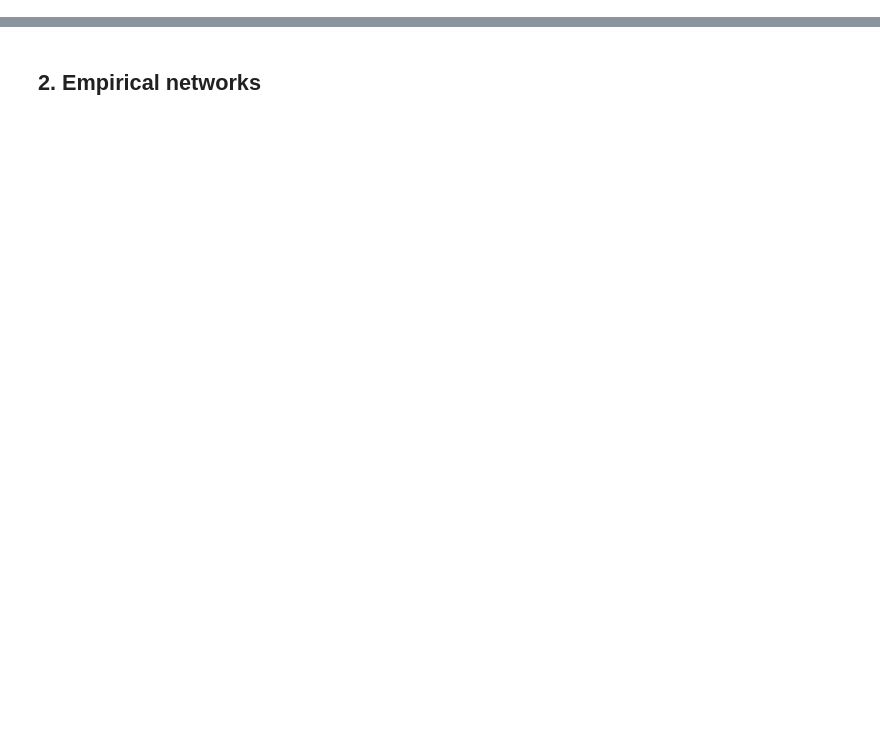
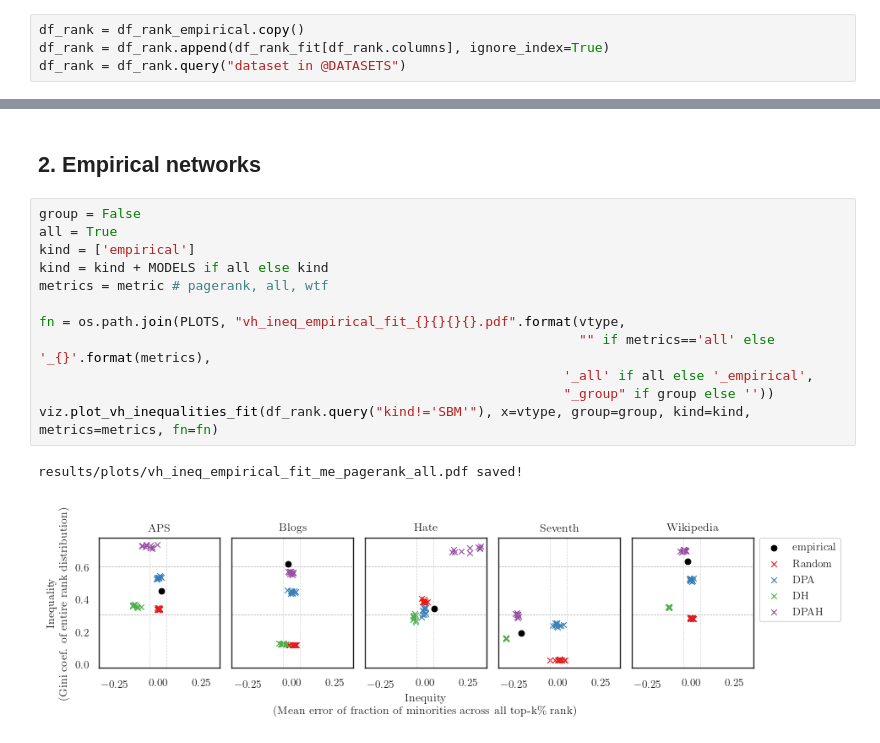
Before and after one commit to gesiscss/Homophilic_Directed_ScaleFree_Networks, a Jupyter notebook: 3. Plots in paper.ipynb, the cells around one changed output, grey strips where cells are left out. Cells and saved outputs as stored; diff of their text form; blank space fills up the shorter version.

```diff
--- a/3. Plots in paper.ipynb
+++ b/3. Plots in paper.ipynb
@@ -44,4 +51,8 @@ df_network_metadata_empirical = paper.load_network_metadata(os.path.join(ROOT,'e
 df_rank_empirical = paper.load_rank(os.path.join(ROOT,'empirical'), df_network_metadata_empirical, SMOOTH)
 # %%
 df_rank_fit = paper.load_rank_all_models(os.path.join(ROOT,'fit'), MODELS, SMOOTH)
+# %%
+df_rank = df_rank_empirical.copy()
+df_rank = df_rank.append(df_rank_fit[df_rank.columns], ignore_index=True)
+df_rank = df_rank.query("dataset in @DATASETS")
 # %%
@@ -117,3 +117,18 @@ results/plots/vh_ineq_me_pagerank_DBAH_mean.pdf saved!
 # %% [markdown]
 <h2>2. Empirical networks</h2>
+# %%
+group = False
+all = True
+kind = ['empirical']
+kind = kind + MODELS if all else kind
+metrics = metric # pagerank, all, wtf
+
+fn = os.path.join(PLOTS, "vh_ineq_empirical_fit_{}{}{}{}.pdf".format(vtype,
+                                                                     "" if metrics=='all' else '_{}'.format(metrics),
+                                                                   '_all' if all else '_empirical',
+                                                                   "_group" if group else ''))
+viz.plot_vh_inequalities_fit(df_rank.query("kind!='SBM'"), x=vtype, group=group, kind=kind, metrics=metrics, fn=fn)
+# %% [output]
+results/plots/vh_ineq_empirical_fit_me_pagerank_all.pdf saved!
+[figure, added]
 # %%
```
Also changed, not shown: parts of 24 cells of this notebook, 54 other files.
